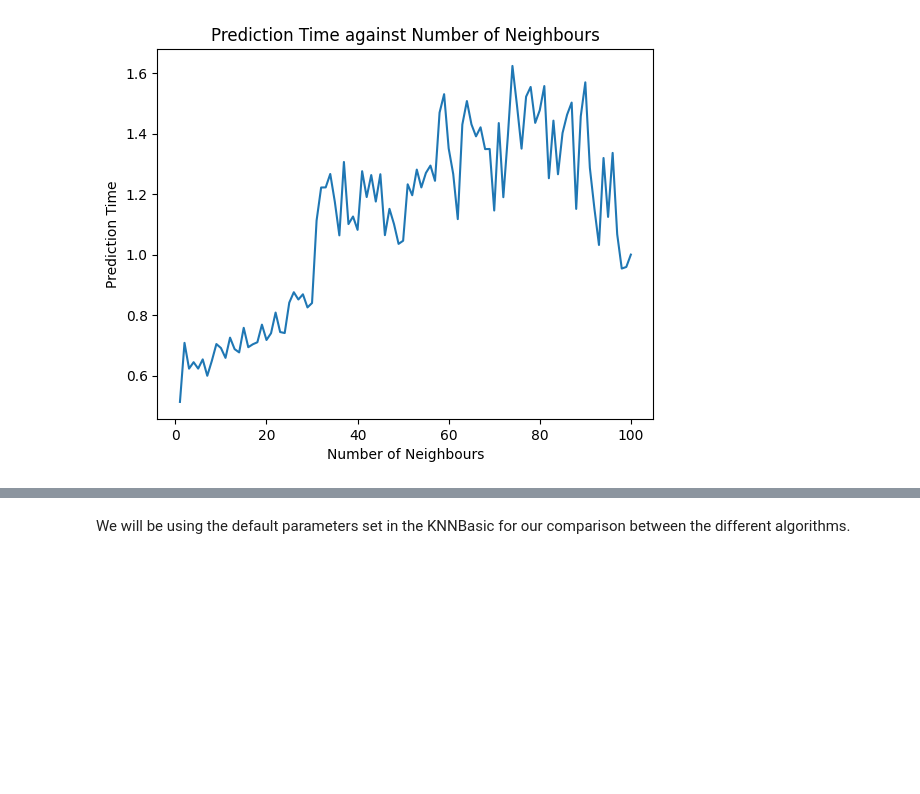
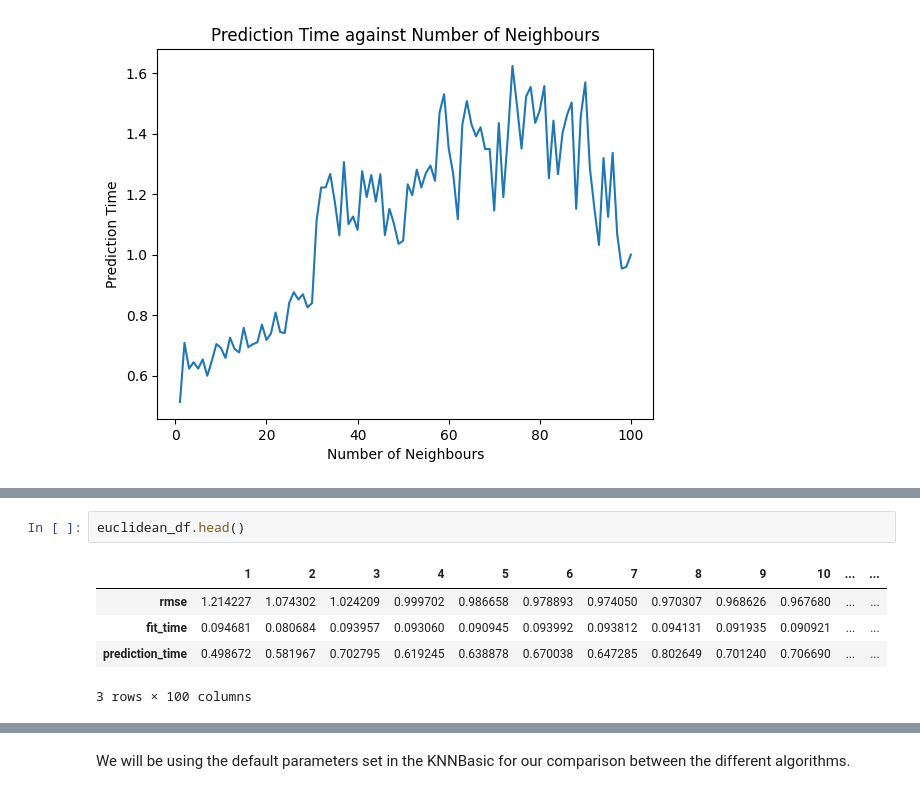
Before and after one commit to gtengwei/CZ4032-Data-Mining, a Jupyter notebook: KNN_movie.ipynb, the cells around one changed output, grey strips where cells are left out. Cells and saved outputs as stored; diff of their text form; blank space fills up the shorter version.

```diff
--- a/KNN_movie.ipynb
+++ b/KNN_movie.ipynb
@@ -122,0 +209,8 @@ plt.show()
+# %%
+euclidean_df.head()
+# %% [output]
+|  | 1 | 2 | 3 | 4 | 5 | 6 | 7 | 8 | 9 | 10 | ... | ... |
+| rmse | 1.214227 | 1.074302 | 1.024209 | 0.999702 | 0.986658 | 0.978893 | 0.974050 | 0.970307 | 0.968626 | 0.967680 | ... | ... |
+| fit_time | 0.094681 | 0.080684 | 0.093957 | 0.093060 | 0.090945 | 0.093992 | 0.093812 | 0.094131 | 0.091935 | 0.090921 | ... | ... |
+| prediction_time | 0.498672 | 0.581967 | 0.702795 | 0.619245 | 0.638878 | 0.670038 | 0.647285 | 0.802649 | 0.701240 | 0.706690 | ... | ... |
+3 rows × 100 columns
```
Also changed, not shown: parts of 6 cells of this notebook.
